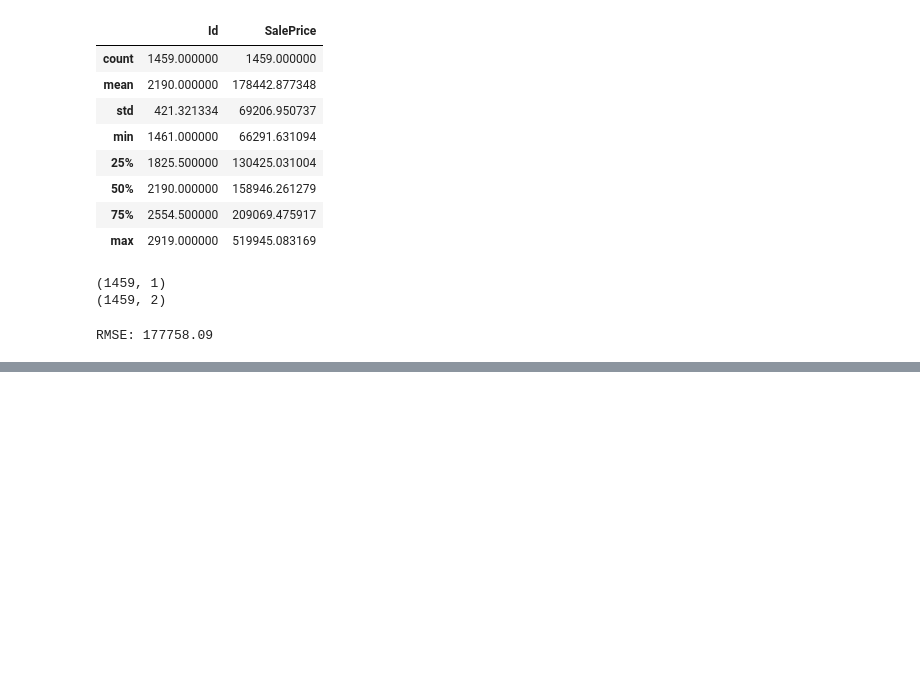
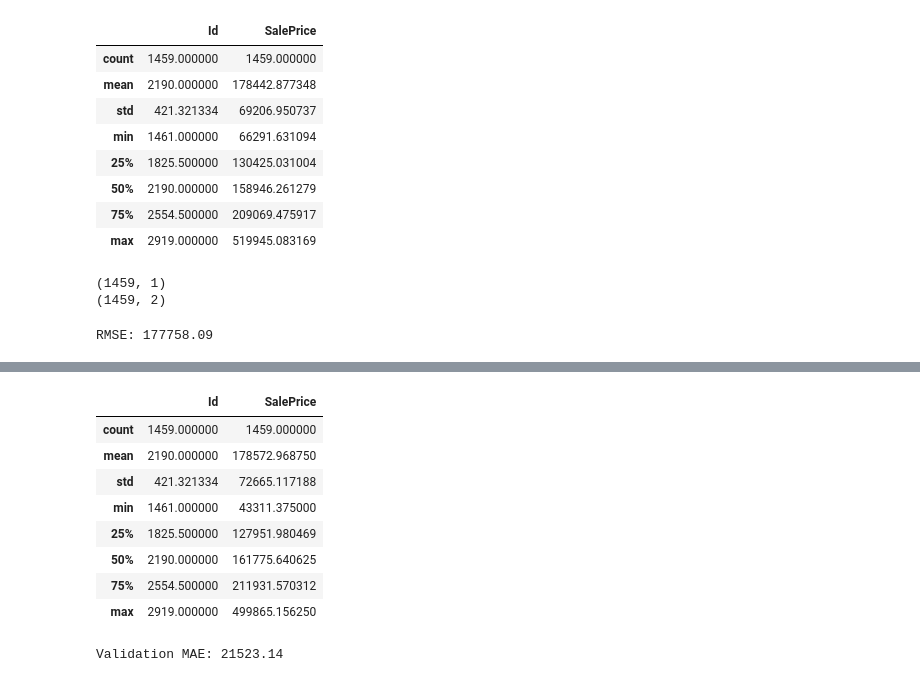
Before and after one commit to shreeshbhat04-ctrl/Kaggle-repo, a Jupyter notebook: Houseprediction/hou.ipynb, the cells around one changed output, grey strips where cells are left out. Cells and saved outputs as stored; diff of their text form; code cells hidden in the pictures; blank space fills up the shorter version.

```diff
--- a/Houseprediction/hou.ipynb
+++ b/Houseprediction/hou.ipynb
@@ -95,0 +321,12 @@ RMSE: 177758.09
+# %%
+output.describe()
+# %% [output]
+|  | Id | SalePrice |
+| count | 1459.000000 | 1459.000000 |
+| mean | 2190.000000 | 178572.968750 |
+| std | 421.321334 | 72665.117188 |
+| min | 1461.000000 | 43311.375000 |
+| 25% | 1825.500000 | 127951.980469 |
+| 50% | 2190.000000 | 161775.640625 |
+| 75% | 2554.500000 | 211931.570312 |
+| max | 2919.000000 | 499865.156250 |
@@ -95,0 +354,16 @@ RMSE: 177758.09
+# %%
+import numpy as np
+cat_cols = [c for c in X.columns if X[c].dtype == "object"]
+num_cols = [c for c in X.columns if X[c].dtype != "object"]
+preprocessor = ColumnTransformer( transformers=[ ("num", SimpleImputer(strategy="median"), num_cols), ("cat", Pipeline([ ("imputer", SimpleImputer(strategy="most_frequent")), ("onehot", OneHotEncoder( handle_unknown="ignore", sparse_output=False )) ]), cat_cols) ] ) # Model
+model1 = HistGradientBoostingRegressor( learning_rate=0.03, max_depth=10, max_iter=800, min_samples_leaf=20, l2_regularization=0.01, random_state=42 ) # Pipeline
+pipeline = Pipeline([ ("prep", preprocessor), ("model", model1) ])
+pipeline.fit(X_train1, y_train1)
+val_preds = pipeline.predict(X_valid1)
+mae = mean_absolute_error(y_valid1, val_preds)
+print(f"Validation MAE: {mae:.2f}")
+pipeline.fit(X, y)
+test_preds = pipeline.predict(X_test_full)
+output3 = pd.DataFrame({ "Id": X_test_full["Id"], "SalePrice": test_preds })
+# %% [output]
+Validation MAE: 21523.14
```
Also changed, not shown: parts of 33 cells of this notebook, 11 other files.
